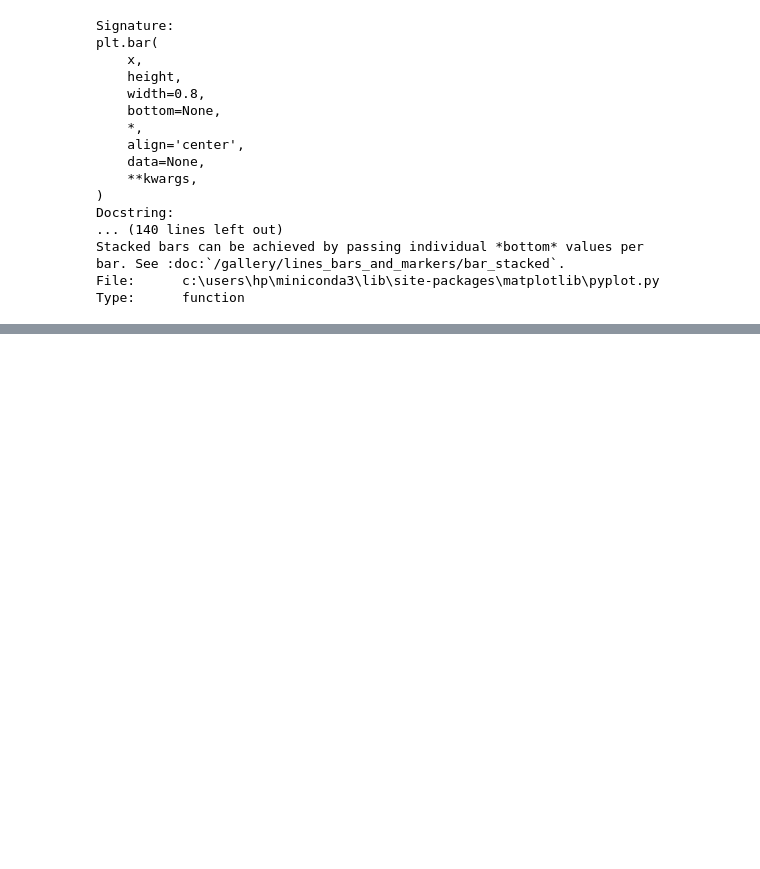
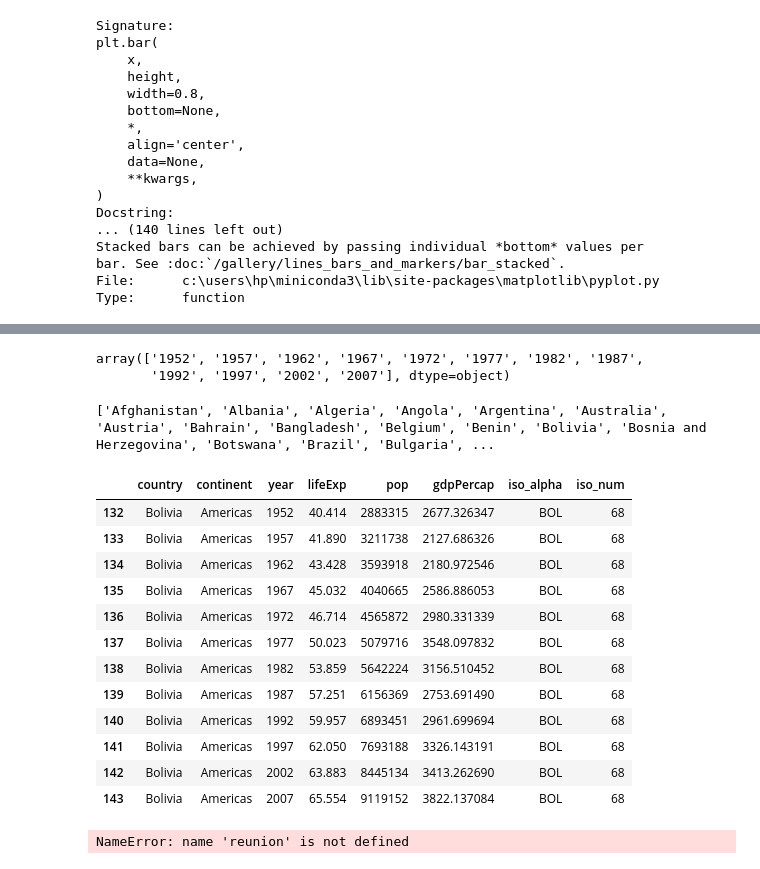
Before and after one commit to AmritRaj1405/pythondataanalytics, a Jupyter notebook: analysis/visualization.ipynb, the cells around one changed output, grey strips where cells are left out. Saved outputs shown, nothing was run; the diff lists cells and outputs as text; code cells hidden in the pictures; blank space fills up the shorter version.

```diff
--- a/analysis/visualization.ipynb
+++ b/analysis/visualization.ipynb
@@ -49,0 +71,30 @@ Text(0.5, 1.0, 'population')
+# %%
+df.year.unique()
+# %% [output]
+array(['1952', '1957', '1962', '1967', '1972', '1977', '1982', '1987',
+       '1992', '1997', '2002', '2007'], dtype=object)
+# %%
+print(df.country.unique().tolist())
+# %% [output]
+['Afghanistan', 'Albania', 'Algeria', 'Angola', 'Argentina', 'Australia', 'Austria', 'Bahrain', 'Bangladesh', 'Belgium', 'Benin', 'Bolivia', 'Bosnia and Herzegovina', 'Botswana', 'Brazil', 'Bulgaria', ...
+# %%
+Bolivia=df[df.country=='Bolivia']
+Bolivia
+# %% [output]
+|  | country | continent | year | lifeExp | pop | gdpPercap | iso_alpha | iso_num |
+| 132 | Bolivia | Americas | 1952 | 40.414 | 2883315 | 2677.326347 | BOL | 68 |
+| 133 | Bolivia | Americas | 1957 | 41.890 | 3211738 | 2127.686326 | BOL | 68 |
+| 134 | Bolivia | Americas | 1962 | 43.428 | 3593918 | 2180.972546 | BOL | 68 |
+| 135 | Bolivia | Americas | 1967 | 45.032 | 4040665 | 2586.886053 | BOL | 68 |
+| 136 | Bolivia | Americas | 1972 | 46.714 | 4565872 | 2980.331339 | BOL | 68 |
+| 137 | Bolivia | Americas | 1977 | 50.023 | 5079716 | 3548.097832 | BOL | 68 |
+| 138 | Bolivia | Americas | 1982 | 53.859 | 5642224 | 3156.510452 | BOL | 68 |
+| 139 | Bolivia | Americas | 1987 | 57.251 | 6156369 | 2753.691490 | BOL | 68 |
+| 140 | Bolivia | Americas | 1992 | 59.957 | 6893451 | 2961.699694 | BOL | 68 |
+| 141 | Bolivia | Americas | 1997 | 62.050 | 7693188 | 3326.143191 | BOL | 68 |
+| 142 | Bolivia | Americas | 2002 | 63.883 | 8445134 | 3413.262690 | BOL | 68 |
+| 143 | Bolivia | Americas | 2007 | 65.554 | 9119152 | 3822.137084 | BOL | 68 |
+# %%
+reunion['lifeExp'].plot()
+# %% [output]
+NameError: name 'reunion' is not defined
```
Also changed, not shown: parts of 11 cells of this notebook, 19 other files.
